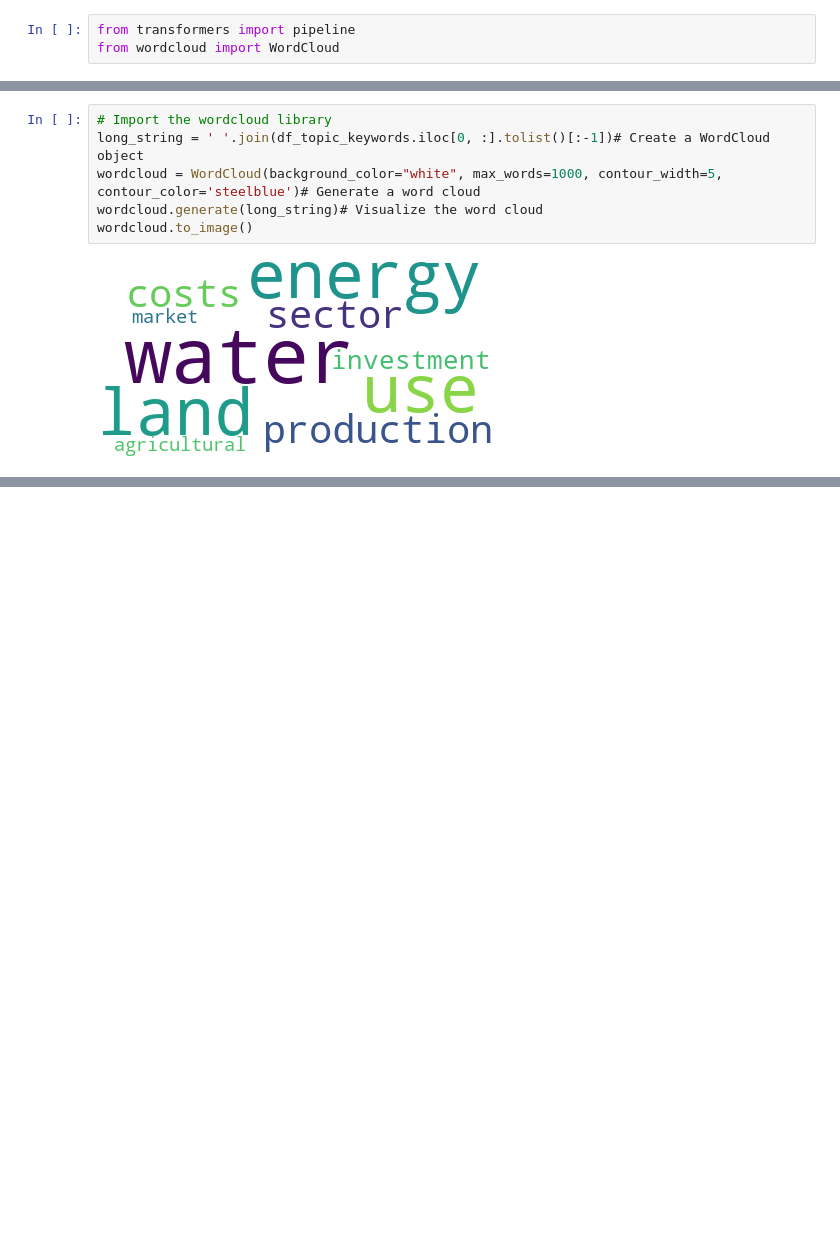
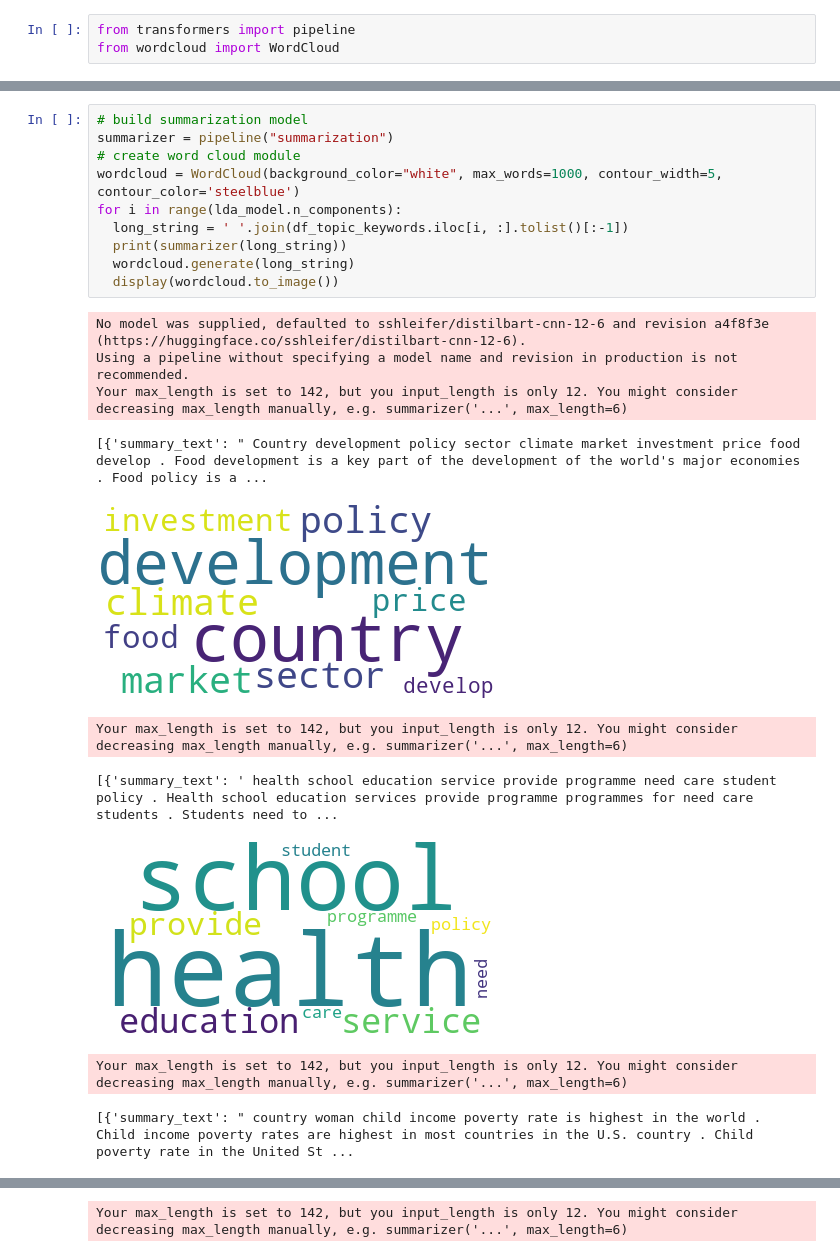
Before and after one commit to freetown113/SDG_AILab_Fellowship, a Jupyter notebook: assignment.ipynb, the cells around one changed output, grey strips where cells are left out. Cells and saved outputs as stored; diff of their text form; blank space fills up the shorter version.

```diff
--- a/assignment.ipynb
+++ b/assignment.ipynb
@@ -243,8 +236,21 @@ MemoryError
-# %%
-# Import the wordcloud library
-long_string = ' '.join(df_topic_keywords.iloc[0, :].tolist()[:-1])# Create a WordCloud object
-wordcloud = WordCloud(background_color="white", max_words=1000, contour_width=5, contour_color='steelblue')# Generate a word cloud
-wordcloud.generate(long_string)# Visualize the word cloud
-wordcloud.to_image()
-# %% [output]
-[figure, removed]
+# %%
+# build summarization model
+summarizer = pipeline("summarization")
+# create word cloud module
+wordcloud = WordCloud(background_color="white", max_words=1000, contour_width=5, contour_color='steelblue')
+for i in range(lda_model.n_components):
+  long_string = ' '.join(df_topic_keywords.iloc[i, :].tolist()[:-1])
+  print(summarizer(long_string))
+  wordcloud.generate(long_string)
+  display(wordcloud.to_image())
+# %% [output]
+No model was supplied, defaulted to sshleifer/distilbart-cnn-12-6 and revision a4f8f3e (https://huggingface.co/sshleifer/distilbart-cnn-12-6).
+Using a pipeline without specifying a model name and revision in production is not recommended.
+Your max_length is set to 142, but you input_length is only 12. You might consider decreasing max_length manually, e.g. summarizer('...', max_length=6)
+[{'summary_text': " Country development policy sector climate market investment price food develop . Food development is a key part of the development of the world's major economies . Food policy is a ...
+[figure, added]
+Your max_length is set to 142, but you input_length is only 12. You might consider decreasing max_length manually, e.g. summarizer('...', max_length=6)
+[{'summary_text': ' health school education service provide programme need care student policy . Health school education services provide programme programmes for need care students . Students need to ...
+[figure, added]
+Your max_length is set to 142, but you input_length is only 12. You might consider decreasing max_length manually, e.g. summarizer('...', max_length=6)
+[{'summary_text': " country woman child income poverty rate is highest in the world . Child income poverty rates are highest in most countries in the U.S. country . Child poverty rate in the United St ...
@@ -250,0 +258 @@ wordcloud.to_image()
+Your max_length is set to 142, but you input_length is only 12. You might consider decreasing max_length manually, e.g. summarizer('...', max_length=6)
```
Also changed, not shown: parts of 19 cells of this notebook.
